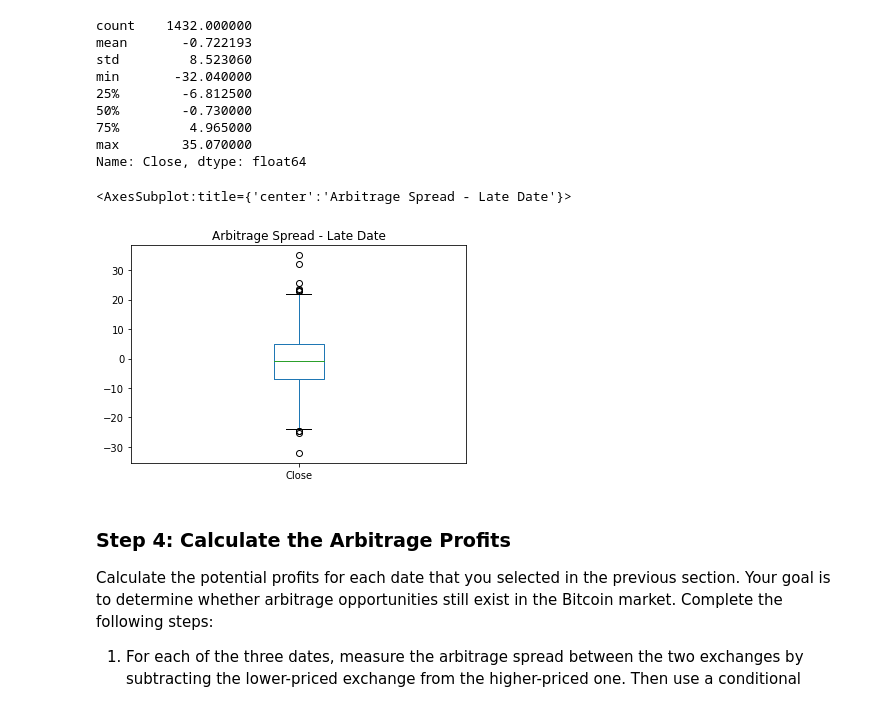
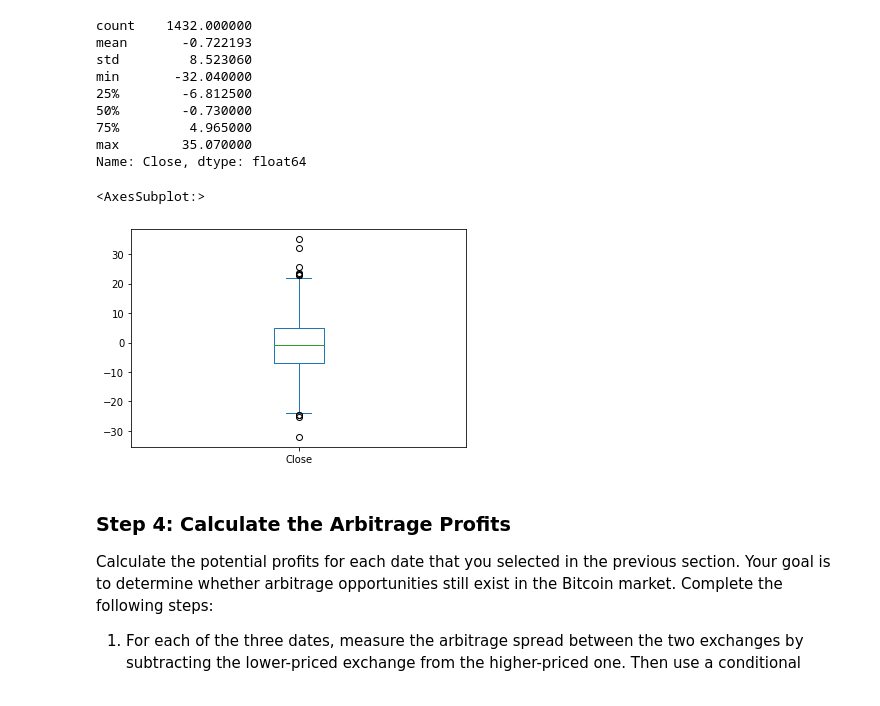
Before and after one commit to NomanZubairi/Bitcoin-Arbitrage, a Jupyter notebook: crypto_arbitrage.ipynb, the cells around one changed output. Drawn from its saved outputs; the diff is of its cells as text; code cells hidden in the pictures.

```diff
--- a/crypto_arbitrage.ipynb
+++ b/crypto_arbitrage.ipynb
@@ -383,10 +392,10 @@ Name: Close, dtype: float64
 # %%
 # Using the date from the late that you have selected, calculate the arbitrage spread
 # by subtracting the bitstamp lower closing prices from the coinbase higher closing prices
-arbitrage_spread_late = # YOUR CODE HERE
+arbitrage_spread_late = coinbase_sliced.loc['2018-03-26'] - bitstamp_sliced.loc['2018-03-26']
 
 # Generate summary statistics for the late DataFrame
-# YOUR CODE HERE
+arbitrage_spread_late.describe()
 # %% [output]
 count    1432.000000
 mean       -0.722193
@@ -399,10 +408,10 @@ max        35.070000
 Name: Close, dtype: float64
 # %%
 # Visualize the arbitrage spread from late in the dataset in a box plot
-# YOUR CODE HERE
+arbitrage_spread_late.plot(kind="box")
 # %% [output]
-<AxesSubplot:title={'center':'Arbitrage Spread - Late Date'}>
+<AxesSubplot:>
-[figure, old version]
+[figure, new version]
 # %% [markdown]
 ### Step 4: Calculate the Arbitrage Profits
 
```
Also changed, not shown: parts of 7 cells of this notebook.
